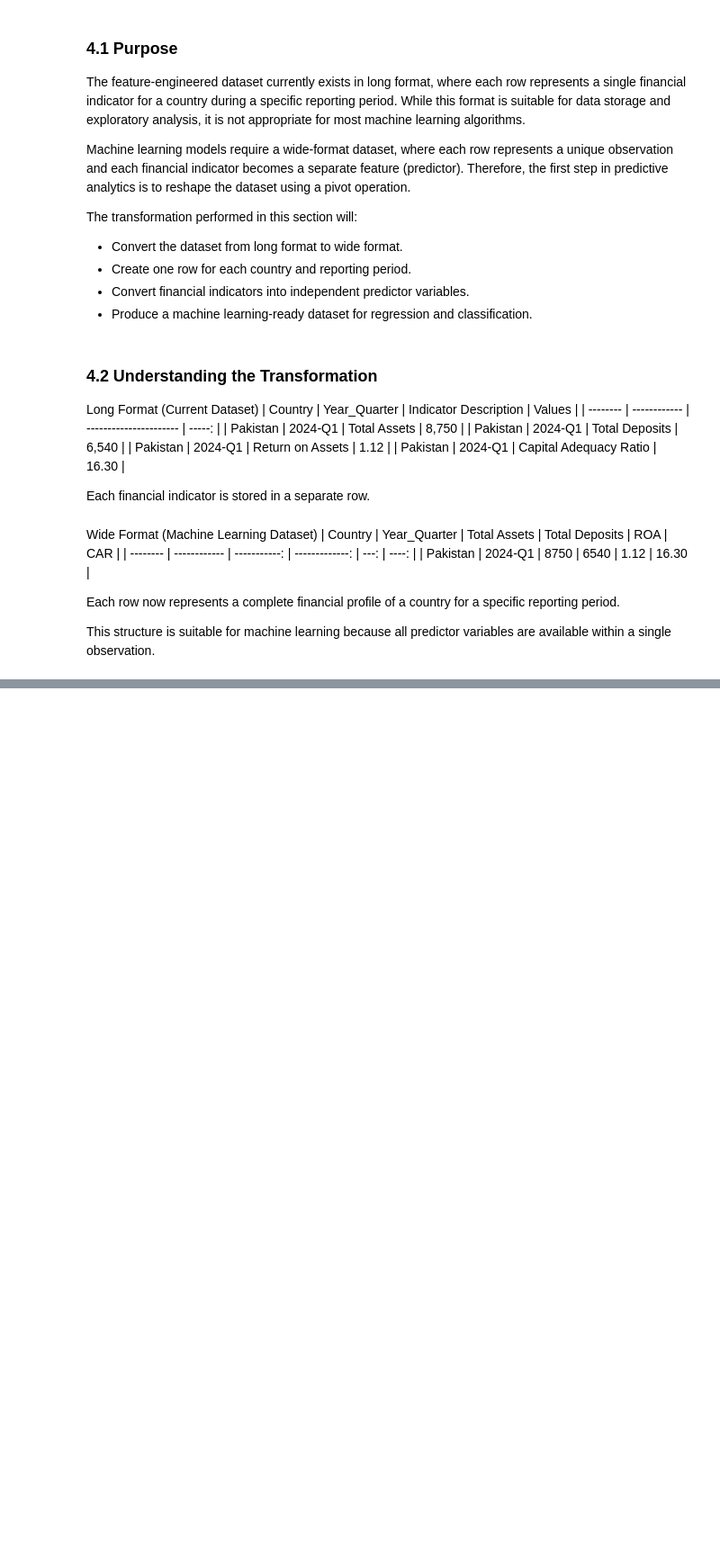
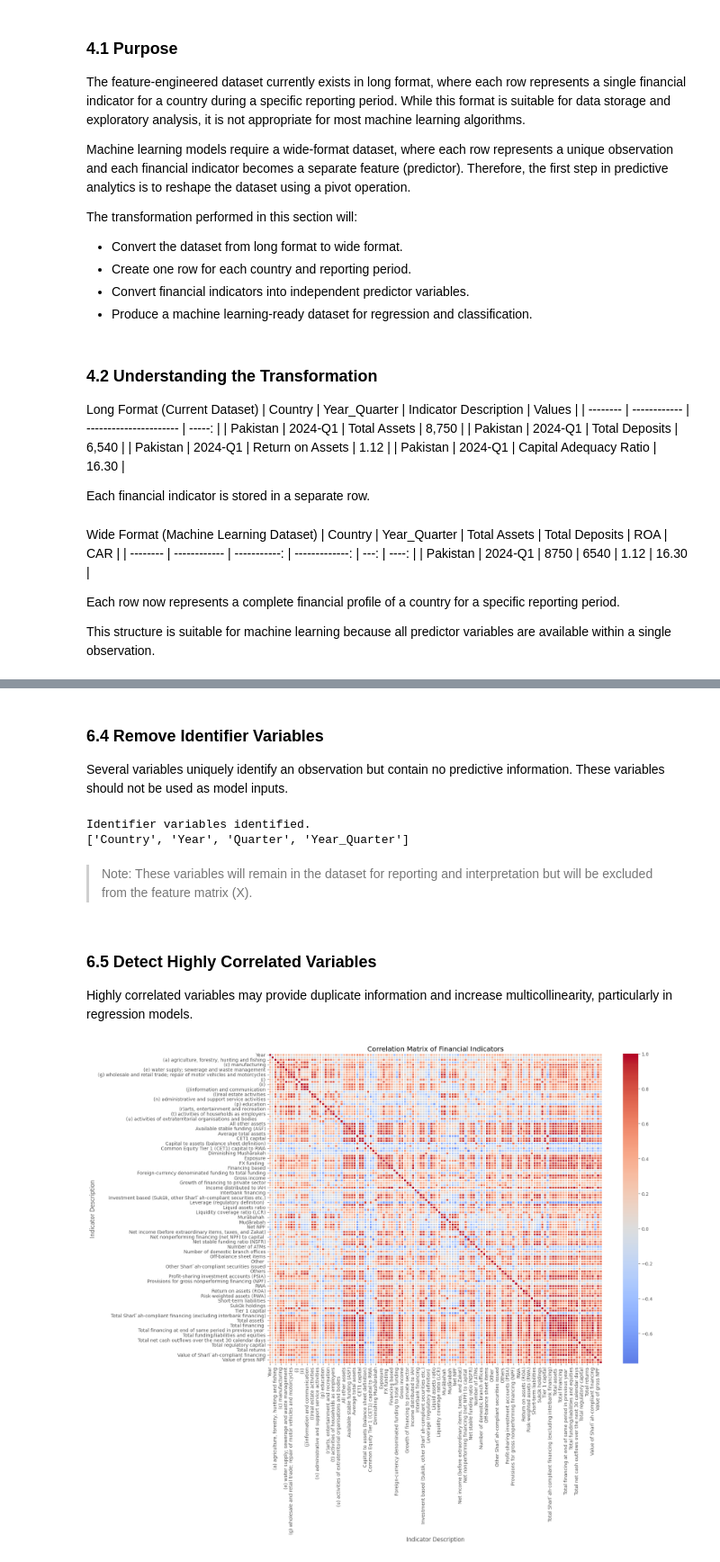
Before and after one commit to ejazurrehman/Islamic_Fintech_Working_Notebooks, a Jupyter notebook: Machine_Learning_and_Predictive_Analytics_for_Islamic_Banking.ipynb, the cells around one changed output, grey strips where cells are left out. Shown at 90% size. Cells and saved outputs as stored; diff of their text form; code cells hidden in the pictures; blank space fills up the shorter version.

```diff
--- a/Machine_Learning_and_Predictive_Analytics_for_Islamic_Banking.ipynb
+++ b/Machine_Learning_and_Predictive_Analytics_for_Islamic_Banking.ipynb
@@ -232,0 +662,51 @@ This structure is suitable for machine learning because all predictor variables
+# %% [markdown]
+### 6.4 Remove Identifier Variables
+
+Several variables uniquely identify an observation but contain no predictive information. These variables should not be used as model inputs.
+# %%
+# ============================================================
+# Identifier Variables
+# ============================================================
+
+identifier_columns = [
+    "Country",
+    "Year",
+    "Quarter",
+    "Year_Quarter"
+]
+
+df_model = df_ml_clean.copy()
+
+print("Identifier variables identified.")
+print(identifier_columns)
+# %% [output]
+Identifier variables identified.
+['Country', 'Year', 'Quarter', 'Year_Quarter']
+# %% [markdown]
+> Note: These variables will remain in the dataset for reporting and interpretation but will be excluded from the feature matrix (X).
+# %% [markdown]
+### 6.5 Detect Highly Correlated Variables
+
+Highly correlated variables may provide duplicate information and increase multicollinearity, particularly in regression models.
+# %%
+# ============================================================
+# Correlation Matrix
+# ============================================================
+
+numeric_df = df_model.select_dtypes(include="number")
+
+correlation_matrix = numeric_df.corr()
+
+plt.figure(figsize=(16, 12))
+
+sns.heatmap(
+    correlation_matrix,
+    cmap="coolwarm",
+    center=0,
+    linewidths=0.3
+)
+
+plt.title("Correlation Matrix of Financial Indicators")
+plt.show()
+# %% [output]
+[figure, added]
```
Also changed, not shown: parts of 120 cells of this notebook.
